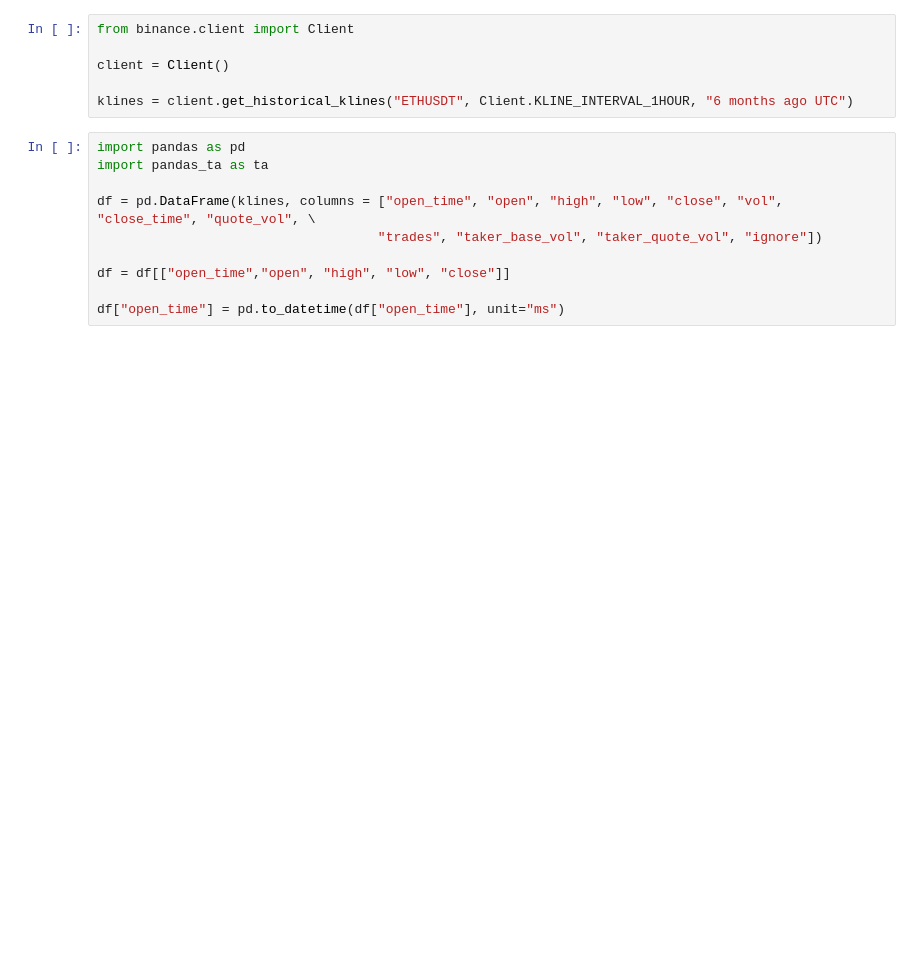
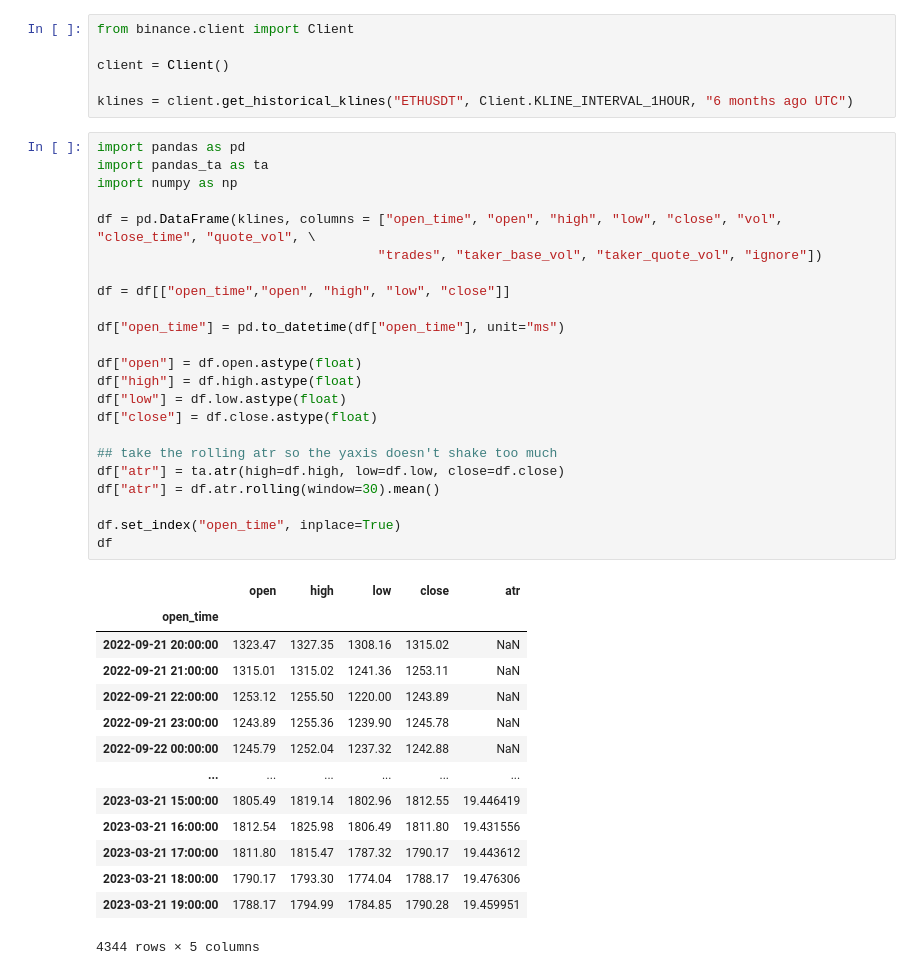
Before and after one commit to jaymgonzalez/python-trading, a Jupyter notebook: trend_detection.ipynb, the cells around one changed output. Cells and saved outputs as stored; diff of their text form; blank space fills up the shorter version.

```diff
--- a/trend_detection.ipynb
+++ b/trend_detection.ipynb
@@ -7,10 +7,38 @@ klines = client.get_historical_klines("ETHUSDT", Client.KLINE_INTERVAL_1HOUR, "6
 # %%
 import pandas as pd
 import pandas_ta as ta
+import numpy as np
 
 df = pd.DataFrame(klines, columns = ["open_time", "open", "high", "low", "close", "vol", "close_time", "quote_vol", \
                                     "trades", "taker_base_vol", "taker_quote_vol", "ignore"])
 
 df = df[["open_time","open", "high", "low", "close"]]
 
 df["open_time"] = pd.to_datetime(df["open_time"], unit="ms")
+
+df["open"] = df.open.astype(float)
+df["high"] = df.high.astype(float)
+df["low"] = df.low.astype(float)
+df["close"] = df.close.astype(float)
+
+## take the rolling atr so the yaxis doesn't shake too much
+df["atr"] = ta.atr(high=df.high, low=df.low, close=df.close)
+df["atr"] = df.atr.rolling(window=30).mean()
+
+df.set_index("open_time", inplace=True)
+df
+# %% [output]
+|  | open | high | low | close | atr |
+| open_time |  |  |  |  |  |
+| 2022-09-21 20:00:00 | 1323.47 | 1327.35 | 1308.16 | 1315.02 | NaN |
+| 2022-09-21 21:00:00 | 1315.01 | 1315.02 | 1241.36 | 1253.11 | NaN |
+| 2022-09-21 22:00:00 | 1253.12 | 1255.50 | 1220.00 | 1243.89 | NaN |
+| 2022-09-21 23:00:00 | 1243.89 | 1255.36 | 1239.90 | 1245.78 | NaN |
+| 2022-09-22 00:00:00 | 1245.79 | 1252.04 | 1237.32 | 1242.88 | NaN |
+| ... | ... | ... | ... | ... | ... |
+| 2023-03-21 15:00:00 | 1805.49 | 1819.14 | 1802.96 | 1812.55 | 19.446419 |
+| 2023-03-21 16:00:00 | 1812.54 | 1825.98 | 1806.49 | 1811.80 | 19.431556 |
+| 2023-03-21 17:00:00 | 1811.80 | 1815.47 | 1787.32 | 1790.17 | 19.443612 |
+| 2023-03-21 18:00:00 | 1790.17 | 1793.30 | 1774.04 | 1788.17 | 19.476306 |
+| 2023-03-21 19:00:00 | 1788.17 | 1794.99 | 1784.85 | 1790.28 | 19.459951 |
+4344 rows × 5 columns
```
Also changed, not shown: parts of 9 cells of this notebook.
